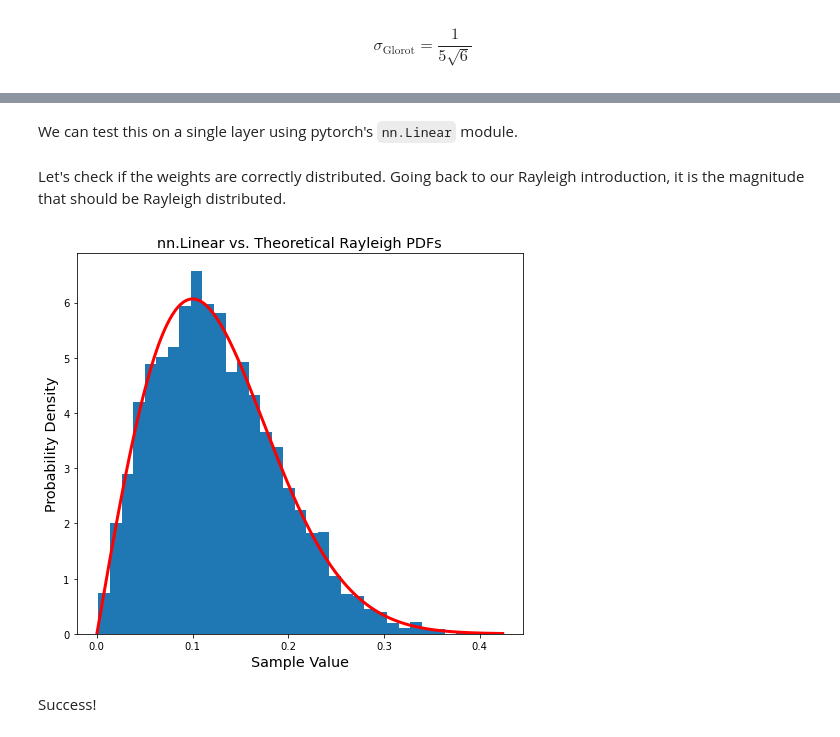
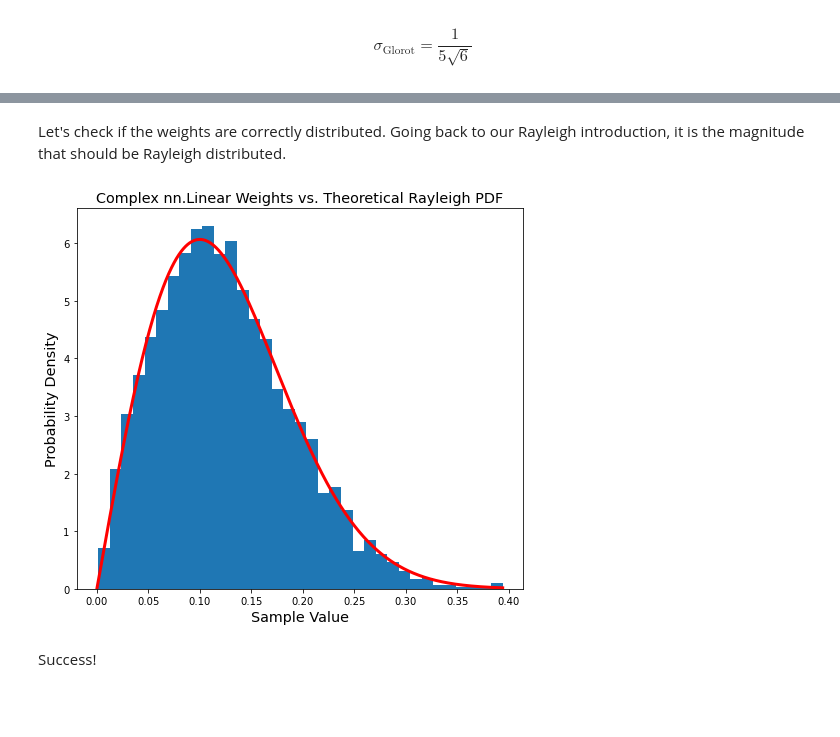
Before and after one commit to enzokro/chaski, a Jupyter notebook: content/02_complexRayleighInitPost.ipynb, the cells around one changed output, grey strips where cells are left out. Saved outputs shown, nothing was run; the diff lists cells and outputs as text; code cells hidden in the pictures; blank space fills up the shorter version.

Commit message:
first update and cleanup to Rayleigh init post

```diff
--- a/content/02_complexRayleighInitPost.ipynb
+++ b/content/02_complexRayleighInitPost.ipynb
@@ -61,6 +80,7 @@ If this equation looks intimidating, we can instead code it up as a python funct
 # %%
+#| export
 def rayleigh_pdf(x, sigma):
-    "Finds Rayleigh PDF evaluated at `x`."
-    p = (x / sigma**2) * np.exp(-x**2 / (2*sigma**2))
+    "Evaluates the Rayleigh PDF at a given point `x`."
+    p = (x / sigma**2) * np.exp(-x**2 / (2*sigma**2)) # see if you can match this code to the equation above
     return p
 # %% [markdown]
@@ -273,2 +350,0 @@ def get_complex_inits(module, seed=None, criterion='he'):
-# %% [markdown]
-We can test this on a single layer using pytorch's `nn.Linear` module.
@@ -278,3 +351,14 @@ real,imag = get_complex_inits(m)
+# %%
+#| export
+
+
+# re-create out earlier example with a single layer
+fan_in, fan_out = 100, 50
+sigma_he = 1. / np.sqrt(fan_in)
+
+# get the complex-valued weights
+m = torch.nn.Linear(fan_in, fan_out)
+real, imag = get_complex_inits(m)
 # %% [markdown]
 Let's check if the weights are correctly distributed. Going back to our Rayleigh introduction, it is the magnitude that should be Rayleigh distributed.
 # %%
@@ -281,19 +367,22 @@ Let's check if the weights are correctly distributed. Going back to our Rayleigh
 # grab magnitude as flat vector of numpy samples
 magnitude = torch.sqrt(real**2 + imag**2).numpy().reshape(-1)
 # %%
-# pick points that cover sample range to compare with theoretical rayleigh pdf
-points = np.linspace(0, magnitude.max(), 1000)
-ray_pdf = rayleigh_pdf(points, sigma=1./np.sqrt(100))
+#| export
 
 # plot histogram of magnitudes vs. theoretical pdf
 plt.figure(figsize=(8,7))
-plt.title('nn.Linear vs. Theoretical Rayleigh PDFs', fontsize='x-large')
+plt.title('Complex nn.Linear Weights vs. Theoretical Rayleigh PDF', fontsize='x-large')
 plt.xlabel('Sample Value', fontsize='x-large')
 plt.ylabel('Probability Density', fontsize='x-large')
+
+# pick points that cover the sample range to compare with theoretical rayleigh pdf
+points = np.linspace(0, magnitude.max(), 1000)
+ray_pdf = rayleigh_pdf(points, sigma=sigma_he)
+
 plt.hist(magnitude, bins=35, density=True)
 plt.plot(points, ray_pdf, c='r', linewidth=3);
 # %% [output]
-[figure, old version]
+[figure, new version]
 # %% [markdown]
 Success!
 # %% [markdown]
```
Also changed, not shown: parts of 61 cells of this notebook, 3 other files.
